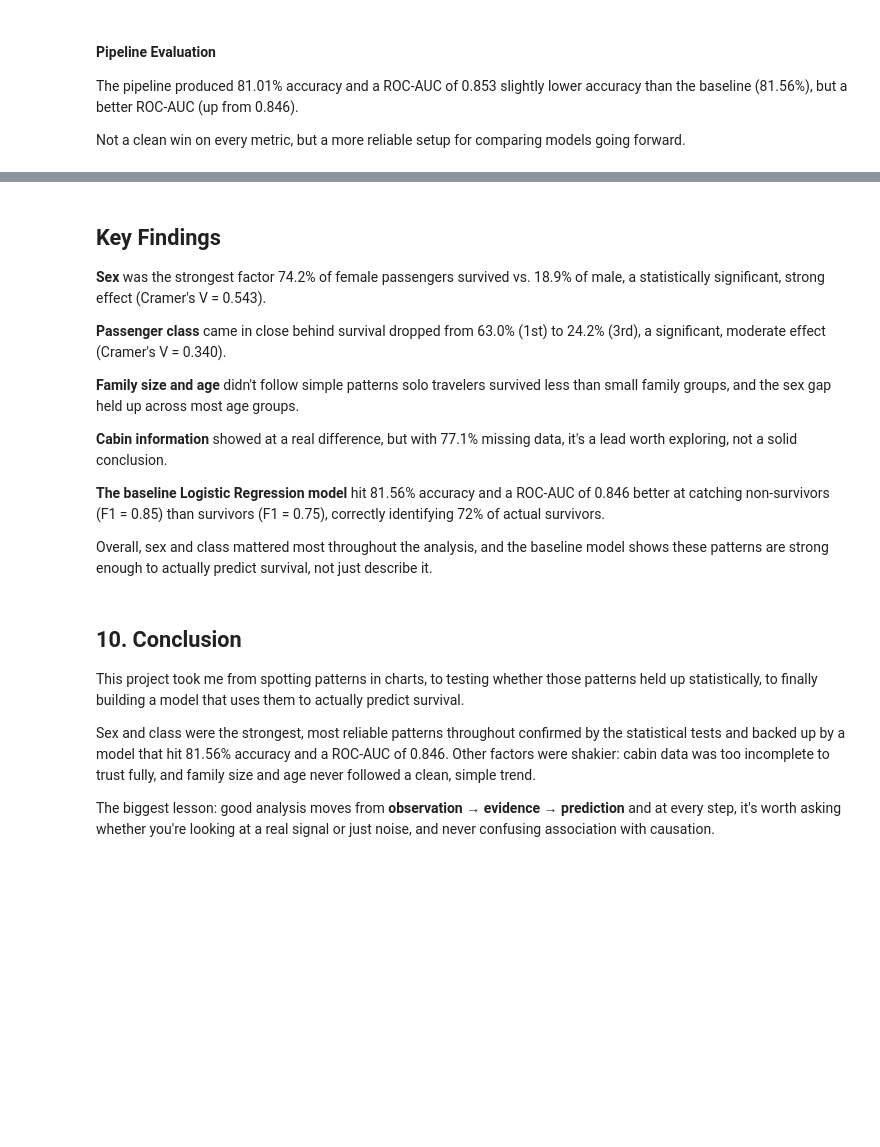
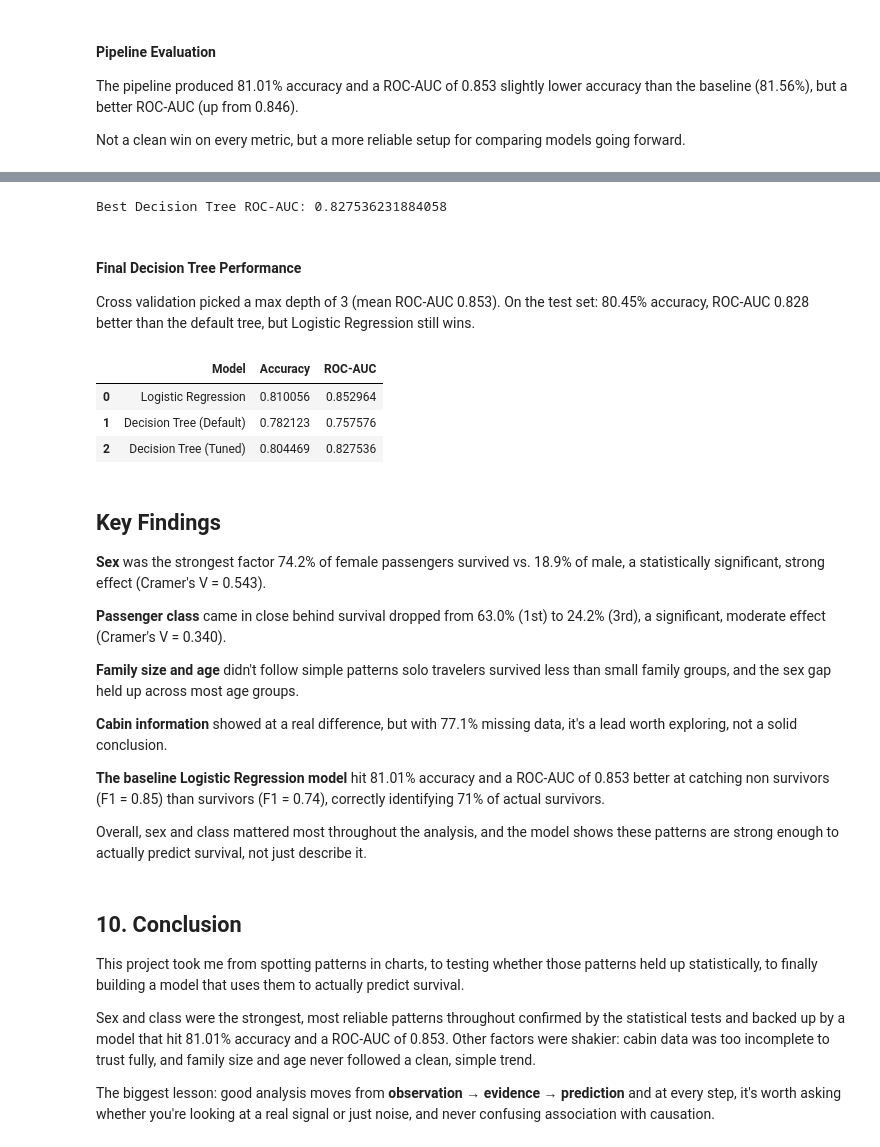
Before and after one commit to sehreen-jeelani/titanic-survival-analysis, a Jupyter notebook: notebooks/titanic_analysis.ipynb, the cells around one changed output, grey strips where cells are left out. Drawn from its saved outputs; the diff is of its cells as text; code cells hidden in the pictures; blank space fills up the shorter version.

```diff
--- a/notebooks/titanic_analysis.ipynb
+++ b/notebooks/titanic_analysis.ipynb
@@ -1799,0 +1989,11 @@ Not a clean win on every metric, but a more reliable setup for comparing models
+# %%
+y_pred_best_tree = best_tree_model.predict(X_test_p)
+
+accuracy_best_tree = accuracy_score(
+    y_test_p,
+    y_pred_best_tree
+)
+
+print("Best Decision Tree Accuracy:", accuracy_best_tree)
+print()
+print(classification_report(y_test_p, y_pred_best_tree))
@@ -1800,3 +2011,43 @@ Not a clean win on every metric, but a more reliable setup for comparing models
+# %%
+y_prob_best_tree = best_tree_model.predict_proba(X_test_p)[:, 1]
+
+roc_auc_best_tree = roc_auc_score(
+    y_test_p,
+    y_prob_best_tree
+)
+
+print("Best Decision Tree ROC-AUC:", roc_auc_best_tree)
+# %% [output]
+Best Decision Tree ROC-AUC: 0.827536231884058
+# %% [markdown]
+#### Final Decision Tree Performance
+
+Cross validation picked a max depth of 3 (mean ROC-AUC 0.853). On the test set: 80.45% accuracy, ROC-AUC 0.828 better than the default tree, but Logistic Regression still wins.
+# %%
+model_comparison = pd.DataFrame({
+    "Model": [
+        "Logistic Regression",
+        "Decision Tree (Default)",
+        "Decision Tree (Tuned)"
+    ],
+    "Accuracy": [
+        accuracy_p,
+        accuracy_tree,
+        accuracy_best_tree
+    ],
+    "ROC-AUC": [
+        roc_auc_p,
+        roc_auc_tree,
+        roc_auc_best_tree
+    ]
+})
+
+model_comparison
+# %% [output]
+|  | Model | Accuracy | ROC-AUC |
+| 0 | Logistic Regression | 0.810056 | 0.852964 |
+| 1 | Decision Tree (Default) | 0.782123 | 0.757576 |
+| 2 | Decision Tree (Tuned) | 0.804469 | 0.827536 |
 # %% [markdown]
 ## Key Findings
 
@@ -1808,14 +2059,14 @@ Not a clean win on every metric, but a more reliable setup for comparing models
 
 **Cabin information** showed at a real difference, but with 77.1% missing data, it's a lead worth exploring, not a solid conclusion.
 
-**The baseline Logistic Regression model** hit 81.56% accuracy and a ROC-AUC of 0.846 better at catching non-survivors (F1 = 0.85) than survivors (F1 = 0.75), correctly identifying 72% of actual survivors.
+**The baseline Logistic Regression model** hit 81.01% accuracy and a ROC-AUC of 0.853 better at catching non survivors (F1 = 0.85) than survivors (F1 = 0.74), correctly identifying 71% of actual survivors.
 
-Overall, sex and class mattered most throughout the analysis, and the baseline model shows these patterns are strong enough to actually predict survival, not just describe it.
+Overall, sex and class mattered most throughout the analysis, and the model shows these patterns are strong enough to actually predict survival, not just describe it.
 # %% [markdown]
 ## 10. Conclusion
 
 This project took me from spotting patterns in charts, to testing whether those patterns held up statistically, to finally building a model that uses them to actually predict survival.
 
-Sex and class were the strongest, most reliable patterns throughout confirmed by the statistical tests and backed up by a model that hit 81.56% accuracy and a ROC-AUC of 0.846. Other factors were shakier: cabin data was too incomplete to trust fully, and family size and age never followed a clean, simple trend.
+Sex and class were the strongest, most reliable patterns throughout confirmed by the statistical tests and backed up by a model that hit 81.01% accuracy and a ROC-AUC of 0.853. Other factors were shakier: cabin data was too incomplete to trust fully, and family size and age never followed a clean, simple trend.
 
 The biggest lesson: good analysis moves from **observation → evidence → prediction** and at every step, it's worth asking whether you're looking at a real signal or just noise, and never confusing association with causation.
```
Also changed, not shown: parts of 14 cells of this notebook.
